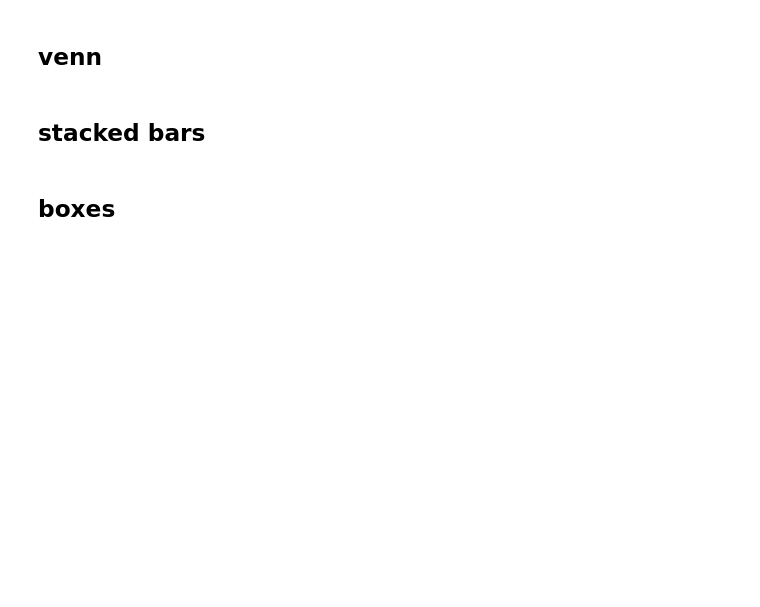
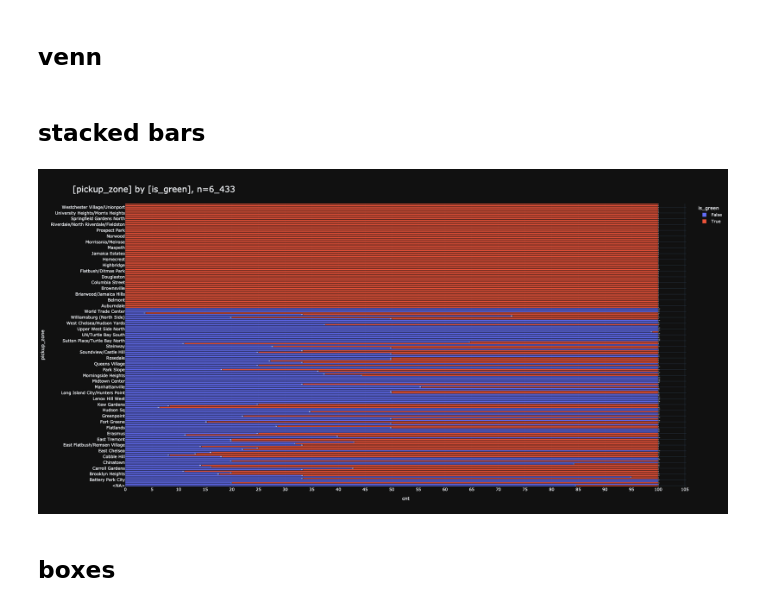
Before and after one commit to smeisegeier/pandas-plots, a Jupyter notebook: src/test.ipynb, the cells around one changed output. Cells and saved outputs as stored; diff of their text form; code cells hidden in the pictures; blank space fills up the shorter version.

```diff
--- a/src/test.ipynb
+++ b/src/test.ipynb
@@ -267,19 +267,21 @@ _df, _details = ven.show_venn3(
 # %% [markdown]
 ## stacked bars
 # %%
+from pathlib import Path
 _df = df
 _df['is_green']=_df['color'].apply(lambda x: x=='green')
 
-pls.plot_stacked_bars(
+_=pls.plot_stacked_bars(
     _df[["is_green", "pickup_zone"]][:15000],
     swap=True,
-    orientation="v",
+    orientation="h",
     normalize=False,
     relative=True,
     height=1000,
-    png_path=Path("box2.png"),
-
+    # png_path=Path("box2.png"),
 )
+# %% [output]
+[figure, added]
 # %% [markdown]
 ## boxes
 # %%
```
Also changed, not shown: parts of 1 cell of this notebook, 2 other files.
